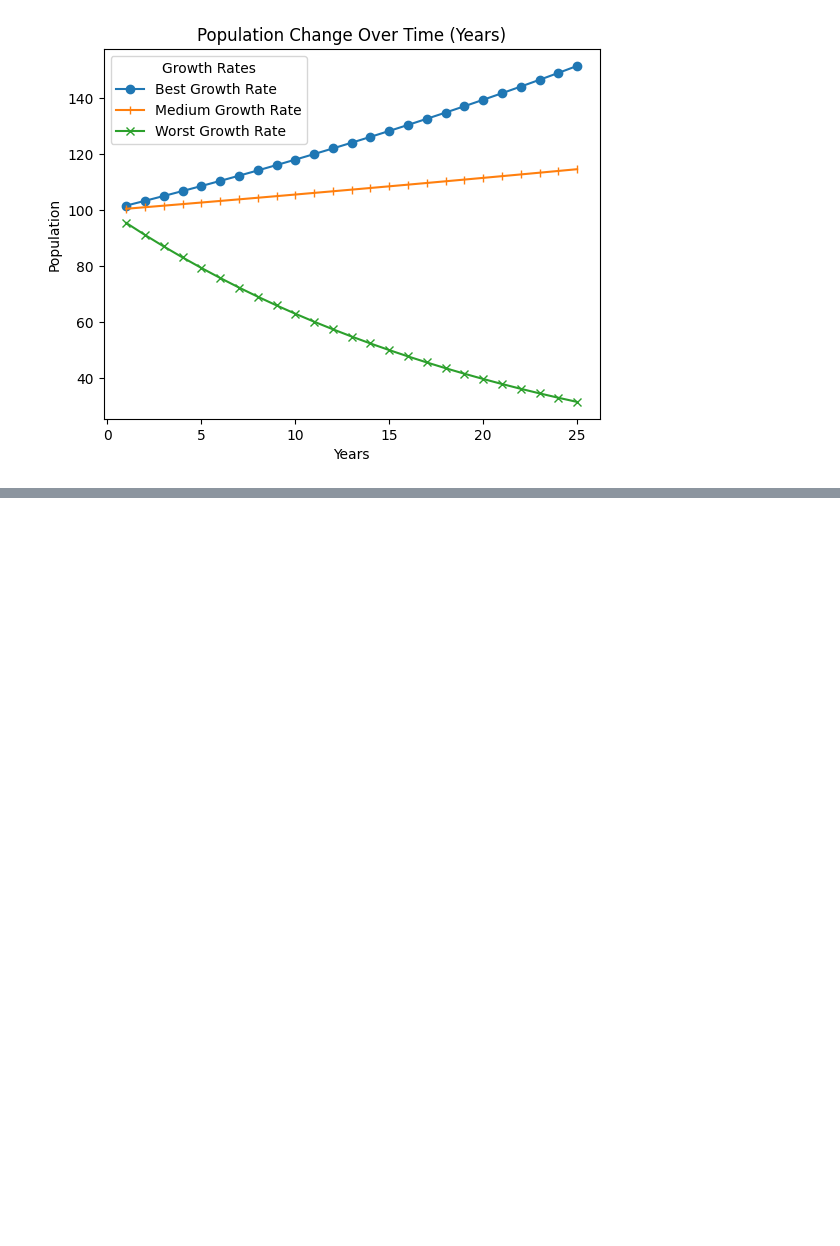
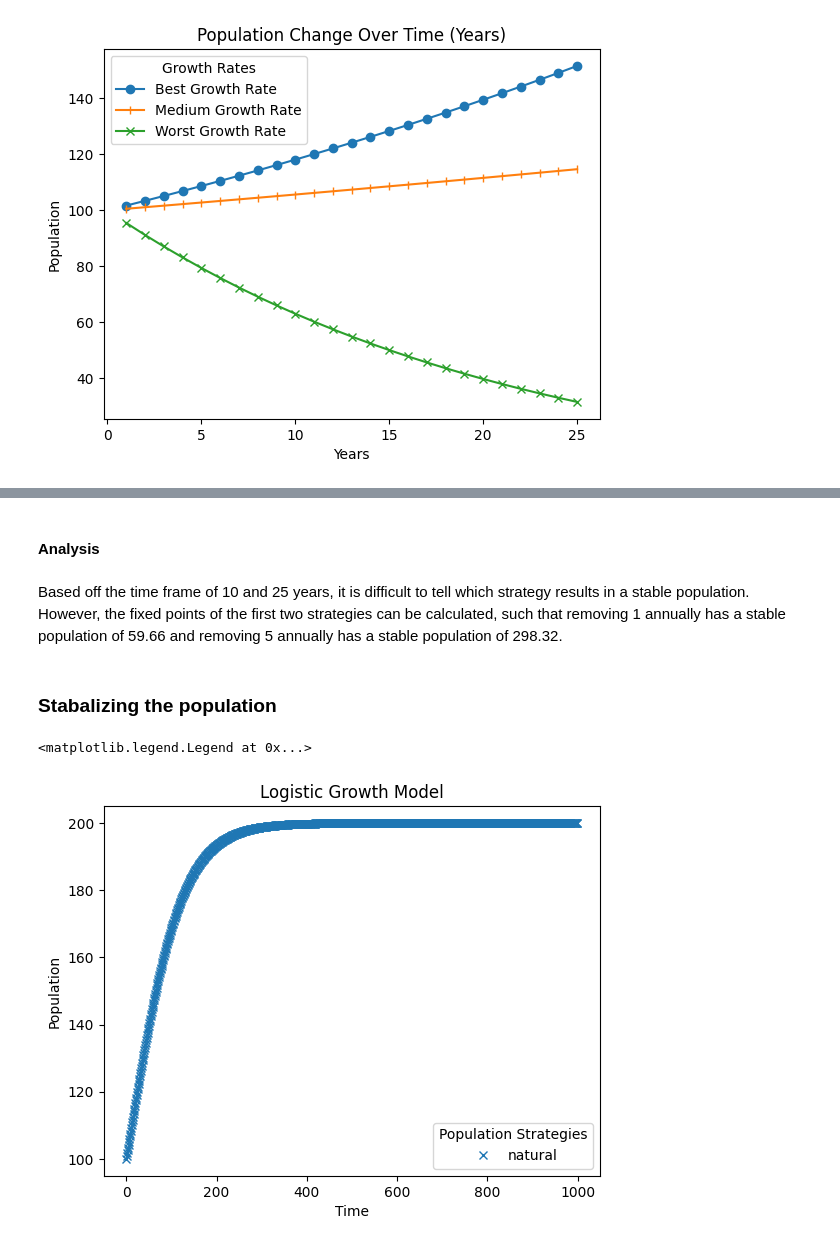
Before and after one commit to EmilioD19/Math42, a Jupyter notebook: Math42HW2.ipynb, the cells around one changed output, grey strips where cells are left out. Saved outputs shown, nothing was run; the diff lists cells and outputs as text; code cells hidden in the pictures; blank space fills up the shorter version.

```diff
--- a/Math42HW2.ipynb
+++ b/Math42HW2.ipynb
@@ -63,20 +68,10 @@ plt.legend(title = "Growth Rates")
 <matplotlib.legend.Legend at 0x...>
 [figure]
 # %%
-# 2)
-initial = 100
-best = 0.01676
-medium = 0.00549
-worst = -0.045000
-years = np.arange(1,26)
+plt.plot(twentyfive_years, f(twentyfive_years, best), label = "Best Growth Rate", marker = "o")
+plt.plot(twentyfive_years, f(twentyfive_years, medium), label = "Medium Growth Rate", marker = "|")
+plt.plot(twentyfive_years, f(twentyfive_years, worst), label = "Worst Growth Rate", marker = "x")
 
-
-def f(n, r):
-    return ((r + 1) ** n) * initial
-
-plt.plot(years, f(years, best), label = "Best Growth Rate", marker = "o")
-plt.plot(years, f(years, medium), label = "Medium Growth Rate", marker = "|")
-plt.plot(years, f(years, worst), label = "Worst Growth Rate", marker = "x")
 
 plt.xlabel("Years")
 plt.ylabel("Population")
@@ -89,0 +211,60 @@ plt.legend(title = "Growth Rates")
+# %% [markdown]
+#### Analysis
+# %% [markdown]
+Based off the time frame of 10 and 25 years, it is difficult to tell which strategy results in a stable population. However, the fixed points of the first two strategies can be calculated, such that removing 1 annually has a stable population of 59.66 and removing 5 annually has a stable population of 298.32.
+# %% [markdown]
+### Stabalizing the population
+# %%
+'''
+model for logistic growth
+X(n) = X(n-1) + r(1 - (X(n-1) / K) * X(n - 1)
+
+f(x) = x + rx(1 - x / K)
+
+Assume K = 200, r = 0.01676, Let g be the fixed point of the system.
+Then, g = g + rg(1 - g / K) or 0 = rg (K - g) so g = 0 and 200.
+
+Testing the stability of the model we get: f' = 1 + r - 2rx / K.
+Thus, f'(200) = 0.983
+Since 0.983 < 1, then g = 200 is stable
+
+
+'''
+
+r_best = 0.01676
+
+initial_population = 100
+
+X = initial_population
+carrying_cap = 200
+
+
+N_year = 1000
+
+data = []
+row = {"Time": 0,
+       "X": X
+       }
+
+data.append(row)
+
+for k in range(1,N_year):
+    X = X + r_best * (1 - (X / carrying_cap)) * X
+
+    row = { "Time" : k,
+           "X": X,
+    }
+    data.append(row)
+
+df = pd.DataFrame(data)
+
+
+plt.plot(df["Time"], df["X"], "x", label = "natural")
+
+plt.xlabel("Time")
+plt.ylabel("Population")
+plt.title("Logistic Growth Model")
+plt.legend(title = "Population Strategies")
+# %% [output]
+<matplotlib.legend.Legend at 0x...>
+[figure, added]
```
Also changed, not shown: parts of 20 cells of this notebook, 3 other files.
